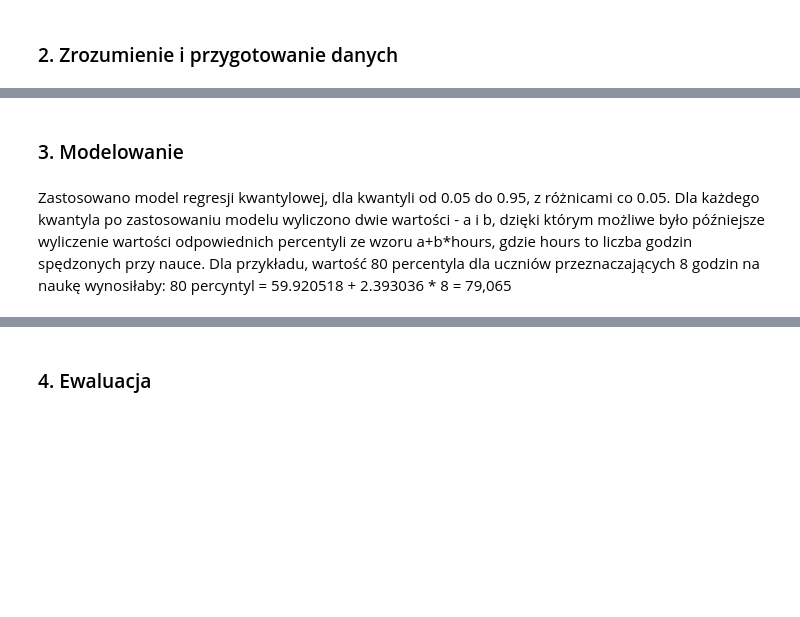
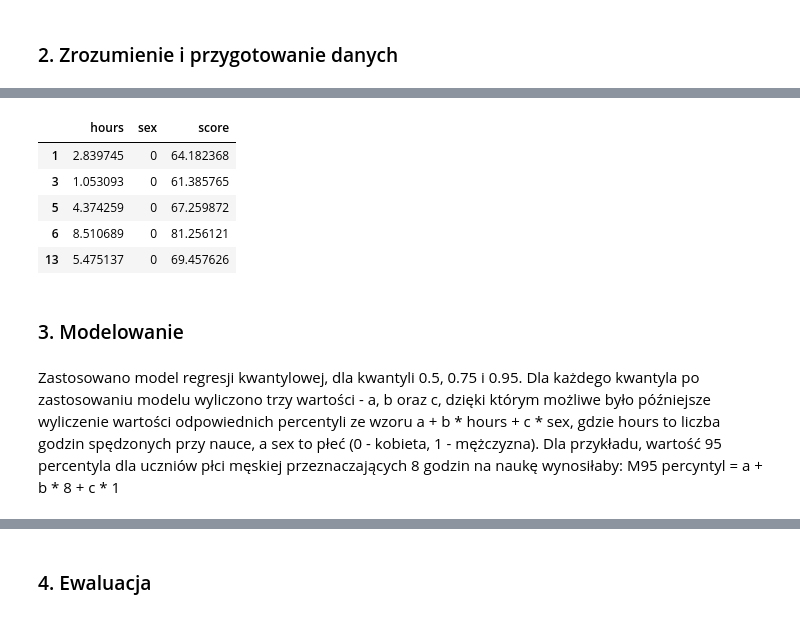
Before and after one commit to s-tyda/quantile-regression-project, a Jupyter notebook: projekt.ipynb, the cells around one changed output, grey strips where cells are left out. Cells and saved outputs as stored; diff of their text form; code cells hidden in the pictures; blank space fills up the shorter version.

```diff
--- a/projekt.ipynb
+++ b/projekt.ipynb
@@ -33,7 +46,16 @@ df.head()
+# %%
+girls.head()
+# %% [output]
+|  | hours | sex | score |
+| 1 | 2.839745 | 0 | 64.182368 |
+| 3 | 1.053093 | 0 | 61.385765 |
+| 5 | 4.374259 | 0 | 67.259872 |
+| 6 | 8.510689 | 0 | 81.256121 |
+| 13 | 5.475137 | 0 | 69.457626 |
 # %% [markdown]
 ### 3. Modelowanie
 # %% [markdown]
-Zastosowano model regresji kwantylowej, dla kwantyli od 0.05 do 0.95, z różnicami co 0.05.
-Dla każdego kwantyla po zastosowaniu modelu wyliczono dwie wartości - a i b, dzięki którym możliwe było późniejsze wyliczenie wartości odpowiednich percentyli ze wzoru a+b\*hours, gdzie hours to liczba godzin spędzonych przy nauce.
-Dla przykładu, wartość 80 percentyla dla uczniów przeznaczających 8 godzin na naukę wynosiłaby:
-80 percyntyl = 59.920518 + 2.393036 * 8 = 79,065
+Zastosowano model regresji kwantylowej, dla kwantyli 0.5, 0.75 i 0.95.
+Dla każdego kwantyla po zastosowaniu modelu wyliczono trzy wartości - a, b oraz c, dzięki którym możliwe było późniejsze wyliczenie wartości odpowiednich percentyli ze wzoru a + b \* hours + c * sex, gdzie hours to liczba godzin spędzonych przy nauce, a sex to płeć (0 - kobieta, 1 - mężczyzna).
+Dla przykładu, wartość 95 percentyla dla uczniów płci męskiej przeznaczających 8 godzin na naukę wynosiłaby:
+M95 percyntyl = a + b * 8 + c * 1
```
Also changed, not shown: parts of 15 cells of this notebook.
